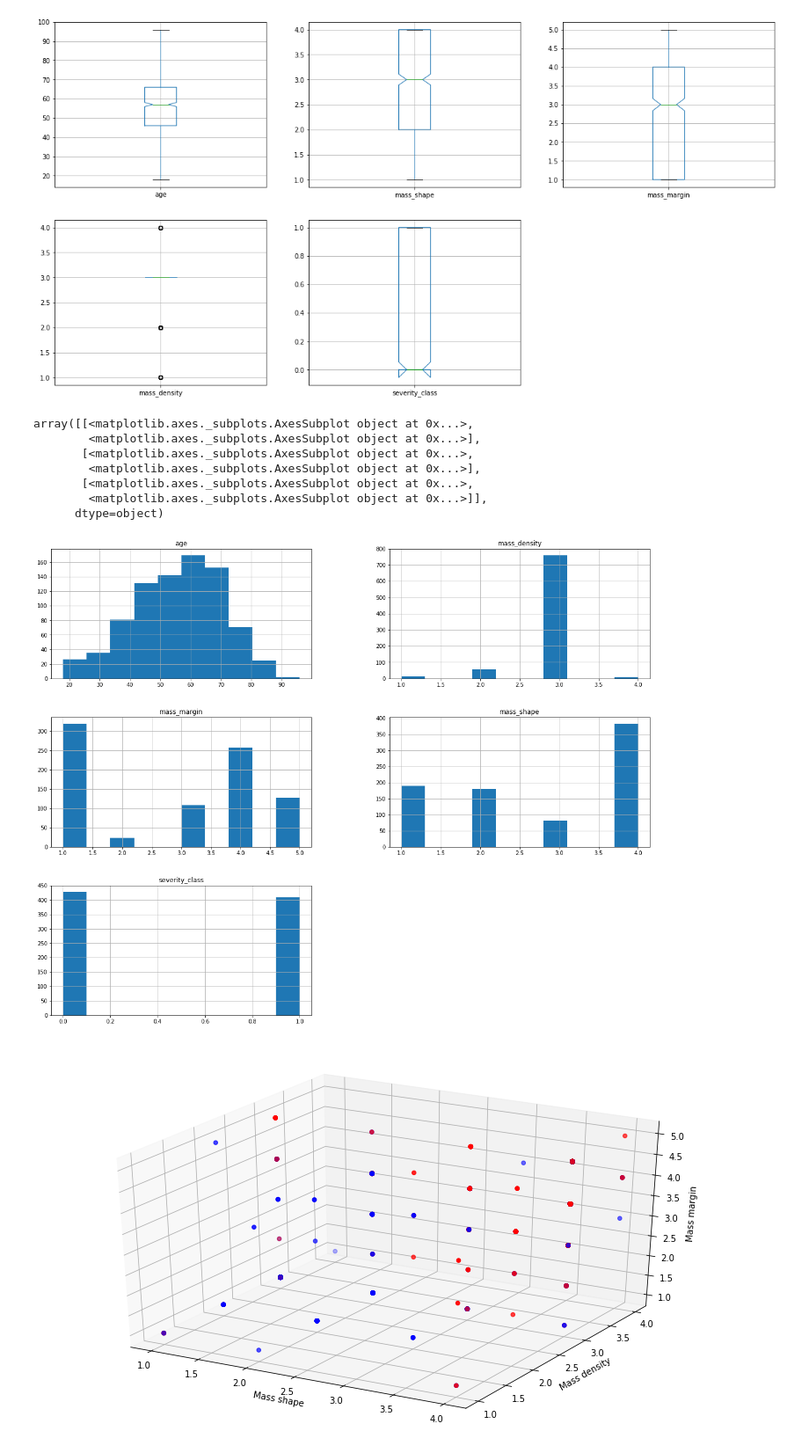
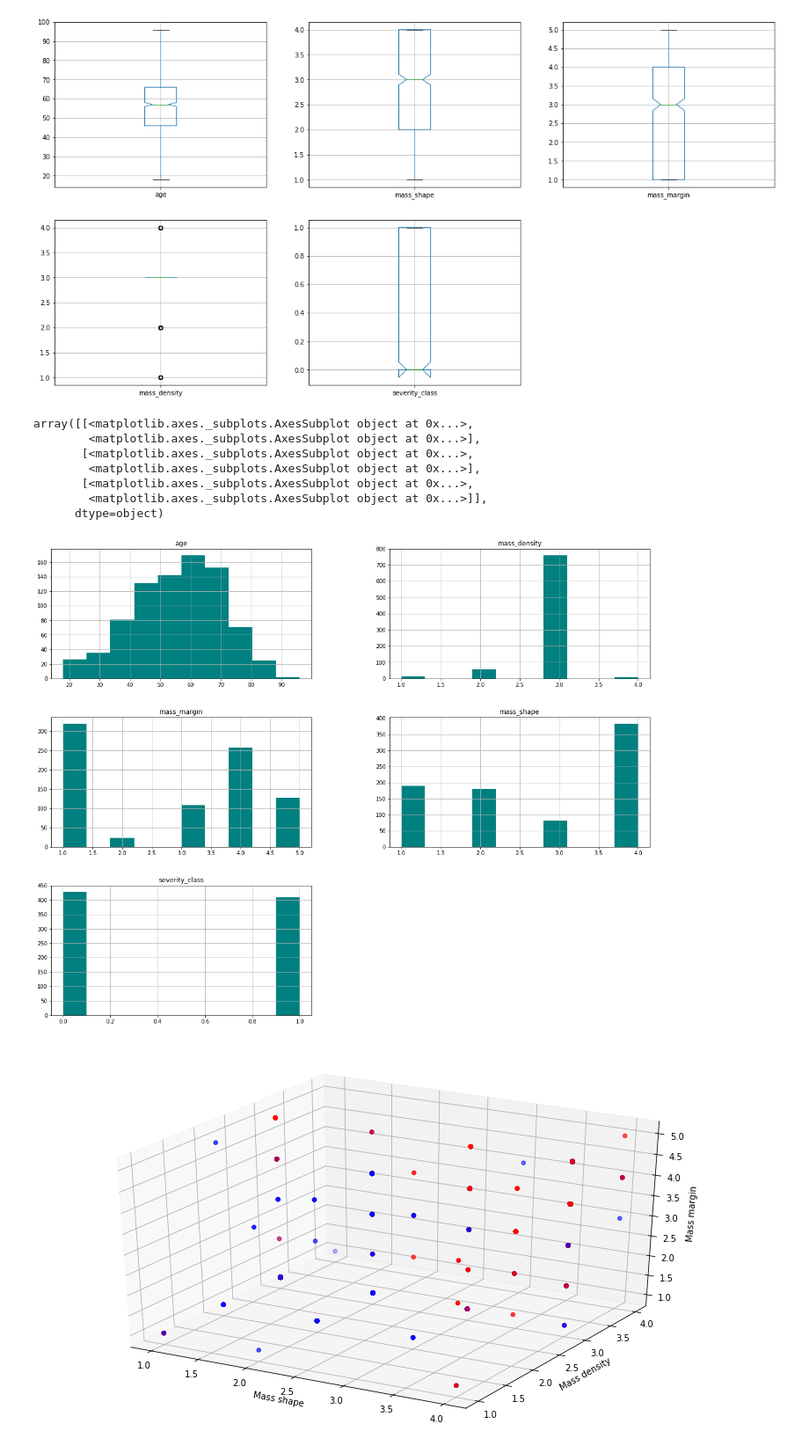
Before and after one commit to liivits/ML, a Jupyter notebook: final.ipynb, the cells around one changed output. Shown at 88% size. Saved outputs shown, nothing was run; the diff lists cells and outputs as text; code cells hidden in the pictures.

```diff
--- a/final.ipynb
+++ b/final.ipynb
@@ -322,15 +323,15 @@ dtype: object
 [figure]
 # %%
 #Visalising the distribution of all of the attributes using histograms
-df.hist(figsize=(20,16),bins = 10 )
+df.hist(figsize=(20,16),bins = 10,color = 'teal')
 # %% [output]
 array([[<matplotlib.axes._subplots.AxesSubplot object at 0x...>,
         <matplotlib.axes._subplots.AxesSubplot object at 0x...>],
        [<matplotlib.axes._subplots.AxesSubplot object at 0x...>,
         <matplotlib.axes._subplots.AxesSubplot object at 0x...>],
        [<matplotlib.axes._subplots.AxesSubplot object at 0x...>,
         <matplotlib.axes._subplots.AxesSubplot object at 0x...>]],
       dtype=object)
-[figure, old version]
+[figure, new version]
 # %%
 #Plotting the mass margin, mass shape and mass density features in a 3D space
```
Also changed, not shown: parts of 28 cells of this notebook.
